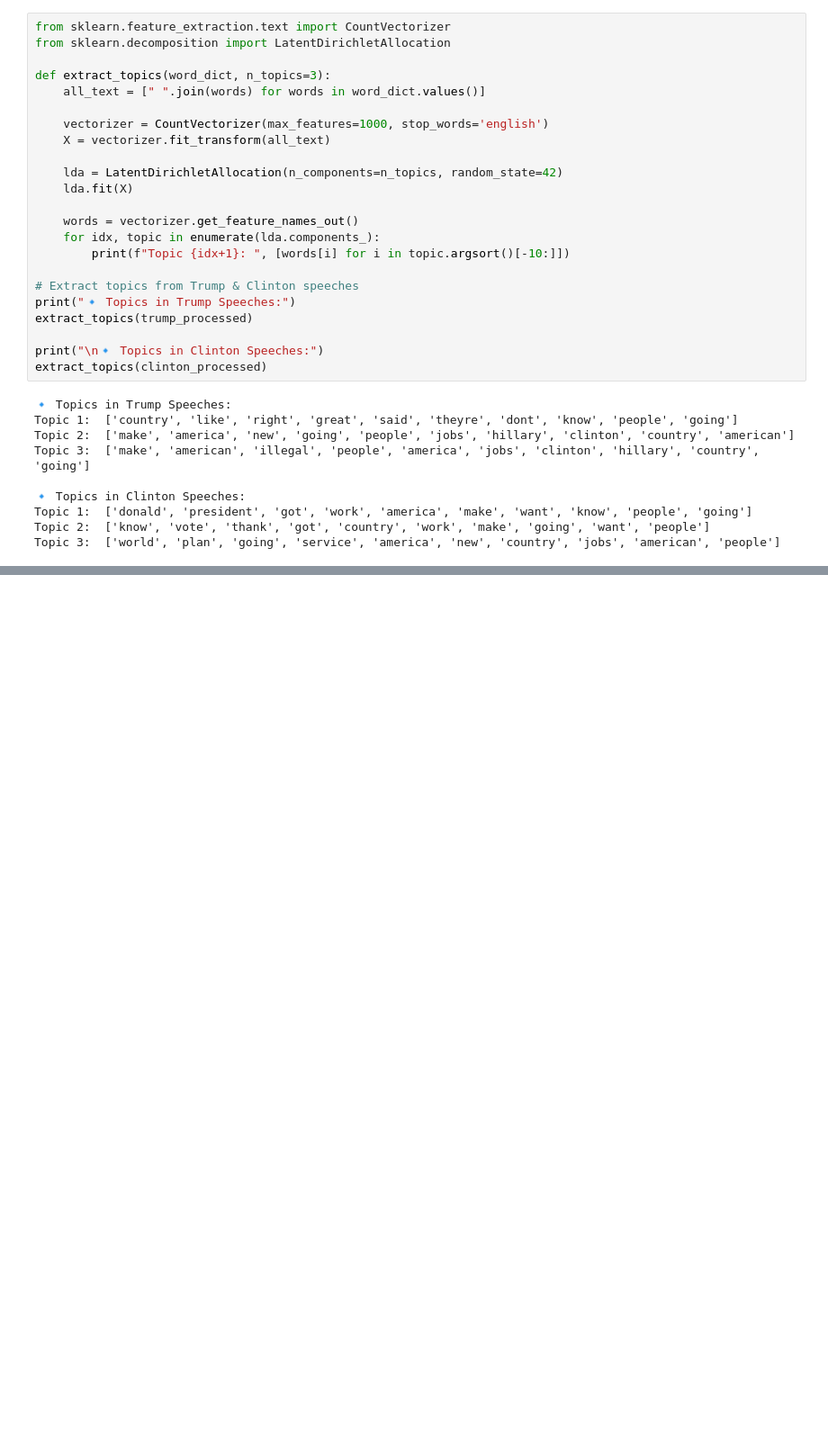
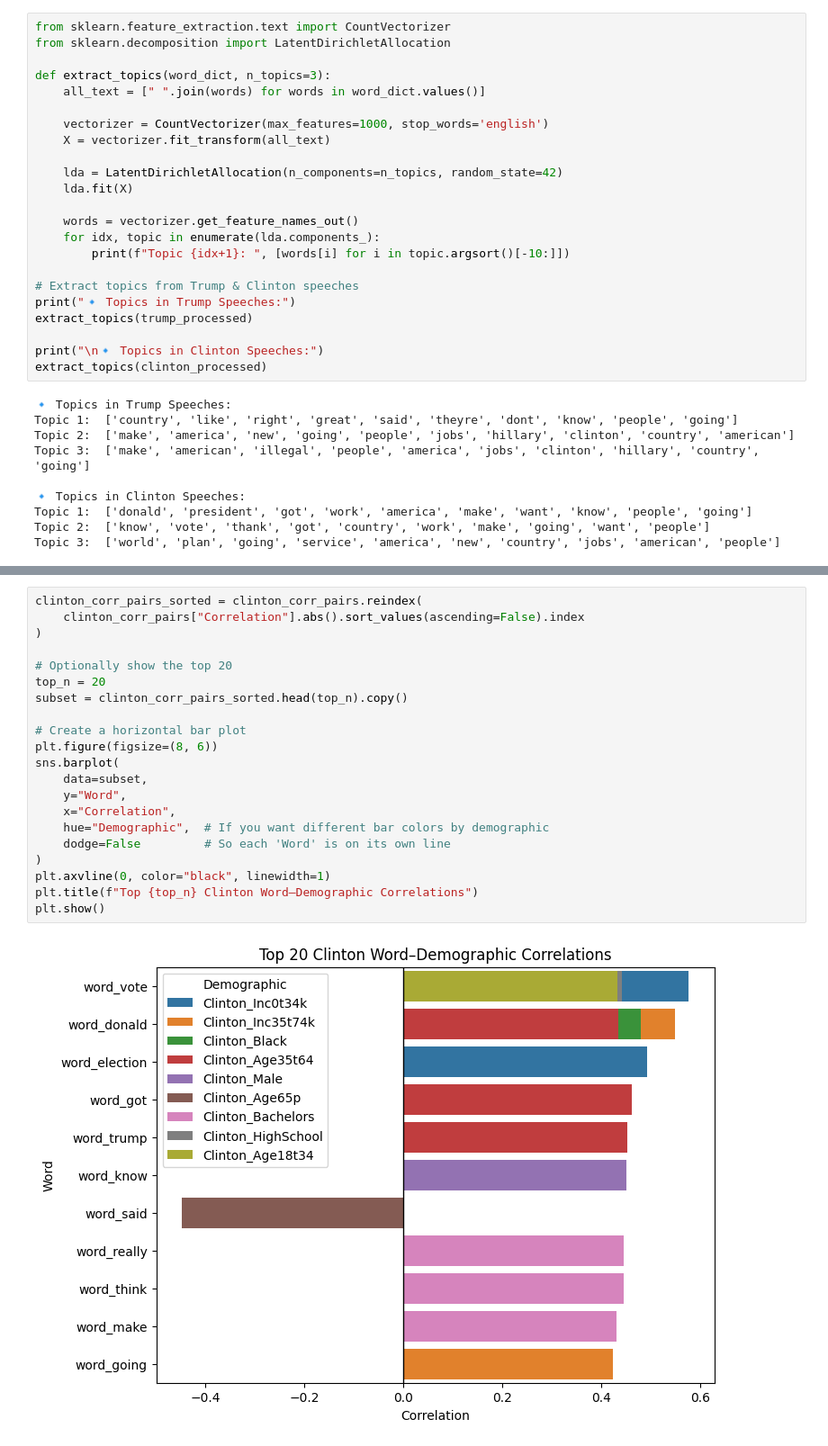
Before and after one commit to rsm-jil445/election_2016, a Jupyter notebook: Project_Notebook.ipynb, the cells around one changed output, grey strips where cells are left out. Shown at 90% size. Cells and saved outputs as stored; diff of their text form; blank space fills up the shorter version.

```diff
--- a/Project_Notebook.ipynb
+++ b/Project_Notebook.ipynb
@@ -338,0 +682,23 @@ plt.show()
+# %%
+clinton_corr_pairs_sorted = clinton_corr_pairs.reindex(
+    clinton_corr_pairs["Correlation"].abs().sort_values(ascending=False).index
+)
+
+# Optionally show the top 20
+top_n = 20
+subset = clinton_corr_pairs_sorted.head(top_n).copy()
+
+# Create a horizontal bar plot
+plt.figure(figsize=(8, 6))
+sns.barplot(
+    data=subset,
+    y="Word",
+    x="Correlation",
+    hue="Demographic",  # If you want different bar colors by demographic
+    dodge=False         # So each 'Word' is on its own line
+)
+plt.axvline(0, color="black", linewidth=1)
+plt.title(f"Top {top_n} Clinton Word–Demographic Correlations")
+plt.show()
+# %% [output]
+[figure, added]
```
Also changed, not shown: parts of 37 cells of this notebook, 1 other file.
